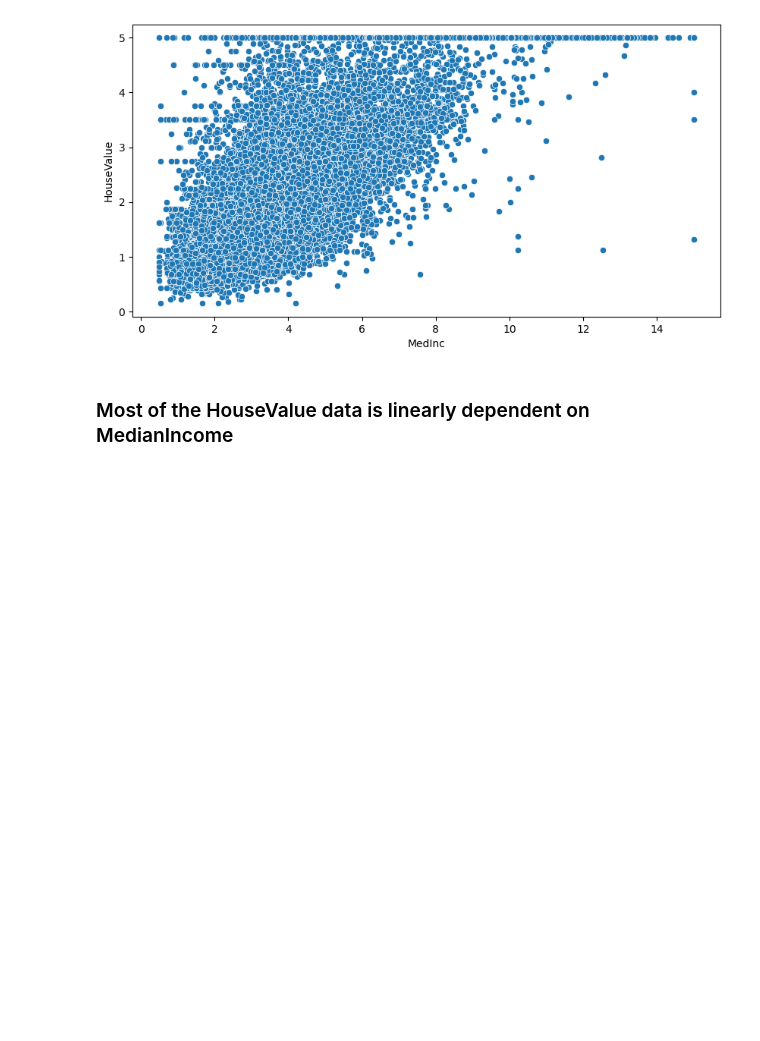
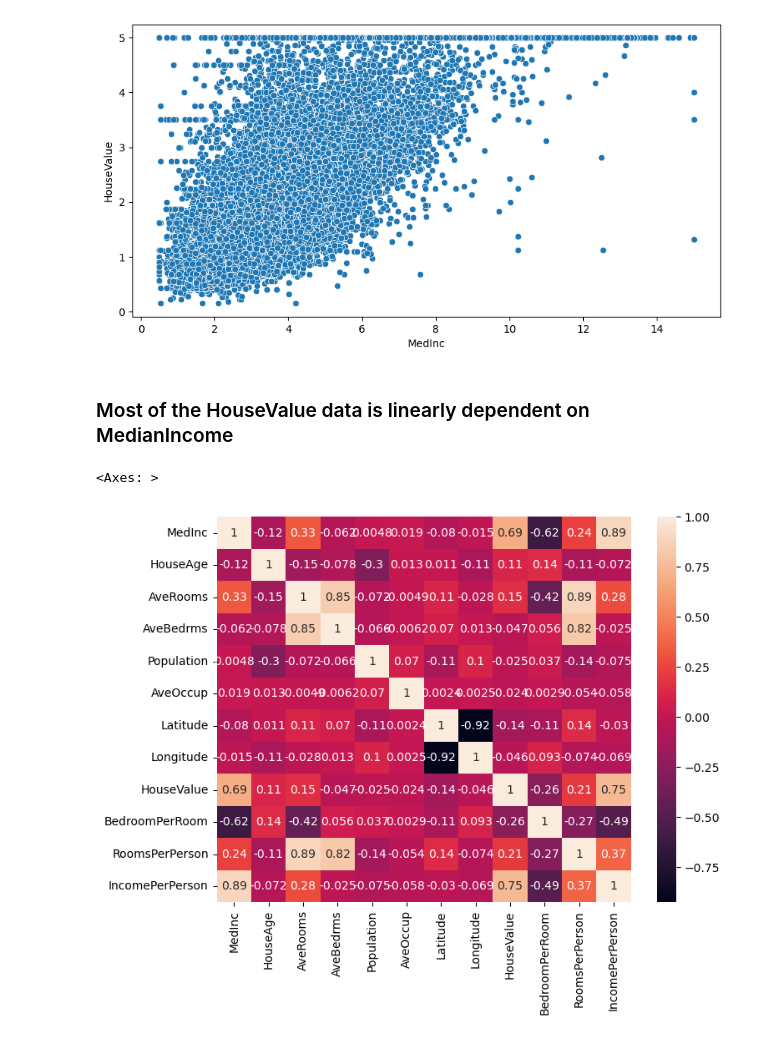
Before and after one commit to amanverma-98/TASK_2-ML-ALGO, a Jupyter notebook: california.ipynb, the cells around one changed output. Cells and saved outputs as stored; diff of their text form; code cells hidden in the pictures; blank space fills up the shorter version.

```diff
--- a/california.ipynb
+++ b/california.ipynb
@@ -142,0 +147,6 @@ sns.scatterplot(data = df , x = 'MedInc' , y = 'HouseValue')
+# %%
+plt.figure(figsize=(8,6))
+sns.heatmap(df.corr() , annot = True)
+# %% [output]
+<Axes: >
+[figure, added]
```
Also changed, not shown: parts of 10 cells of this notebook.
